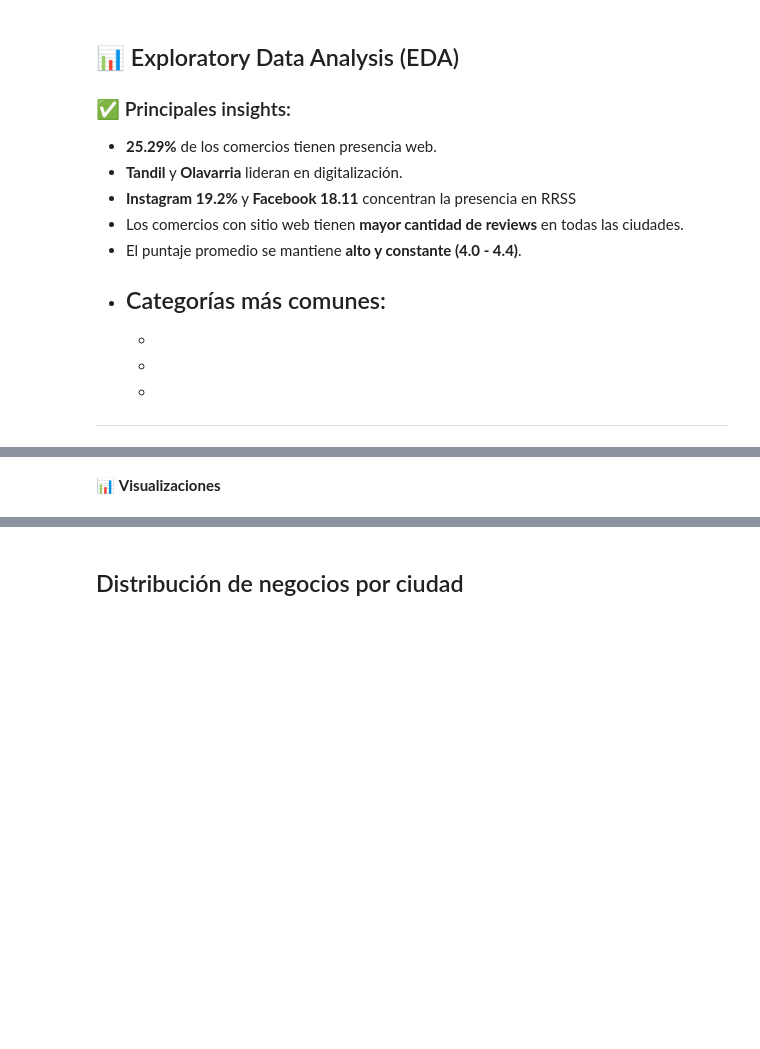
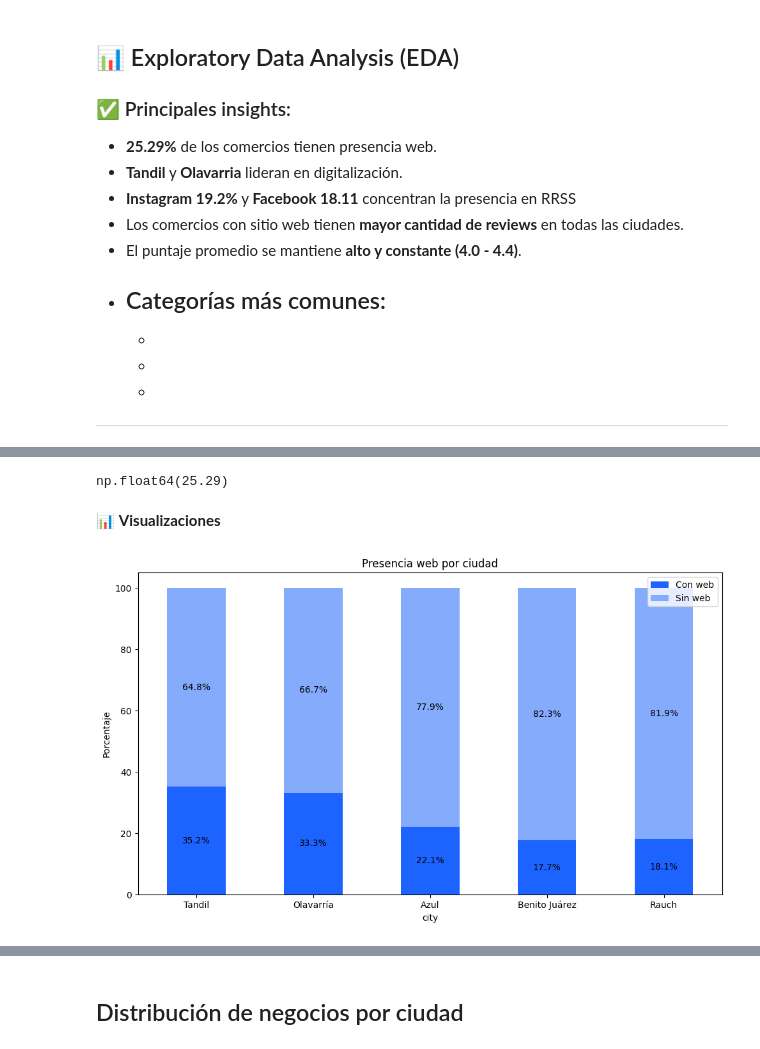
Before and after one commit to MCCastroMaluta/Portfolio-Python-esp, a Jupyter notebook: dataPrep.ipynb, the cells around one changed output, grey strips where cells are left out. Drawn from its saved outputs; the diff is of its cells as text; code cells hidden in the pictures; blank space fills up the shorter version.

```diff
--- a/dataPrep.ipynb
+++ b/dataPrep.ipynb
@@ -585,7 +1005,7 @@ df.to_csv('../CleanData/Regional.csv', index=False)
 ---
 # %%
 # Carga del archivo CSV
-df = pd.read_csv('../CleanData/Regional.csv')
+df = pd.read_csv('../Python_es/CleanData/Regional.csv')
 # %%
 # Verificar la estructura dimensional del DataFrame para el análisis exploratorio
 df.shape
@@ -682,26 +1259,30 @@ resumen
 # Promedio general de presencia web
 avg_General = resumen['complete_pct'].mean().round(2)
 avg_General
+# %% [output]
+np.float64(25.29)
 # %% [markdown]
  📊 **Visualizaciones**
 # %%
 
 fig, ax = plt.subplots(figsize=(10, 6))
-resumen[['complete_pct', 'incomplete_pct']].plot(
+resumen[['complete_pct', 'Incomplete_pct']].plot(
     kind='bar', stacked=True, ax=ax, color=["#1D63FF", "#85abfc"]
 )
 
 # Agregar los porcentajes en cada barra
 for container in ax.containers:
     labels = [f'{w:.1f}%' if w > 0 else '' for w in container.datavalues]
     ax.bar_label(container, labels=labels, label_type='center', color='black', fontsize=10)
 
 plt.ylabel('Porcentaje')
 plt.title('Presencia web por ciudad')
 plt.legend(['Con web', 'Sin web'])
 plt.xticks(rotation=0)
 plt.tight_layout()
 plt.show()
+# %% [output]
+[figure, added]
 # %%
 # Visualización profesional de completitud de datos por ciudad
 fig, ax = plt.subplots(figsize=(12, 7))
```
Also changed, not shown: parts of 89 cells of this notebook, 3 other files.
